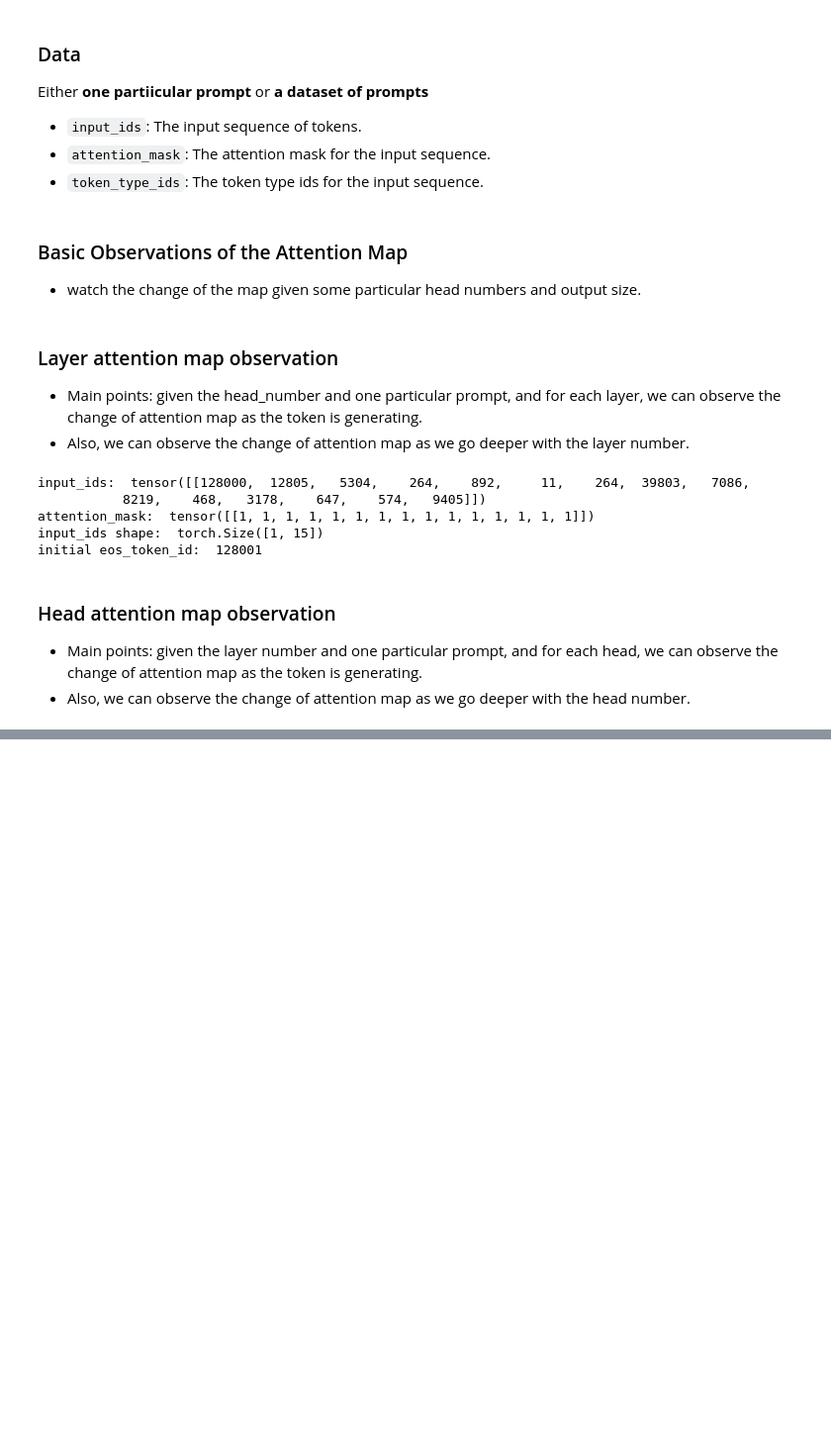
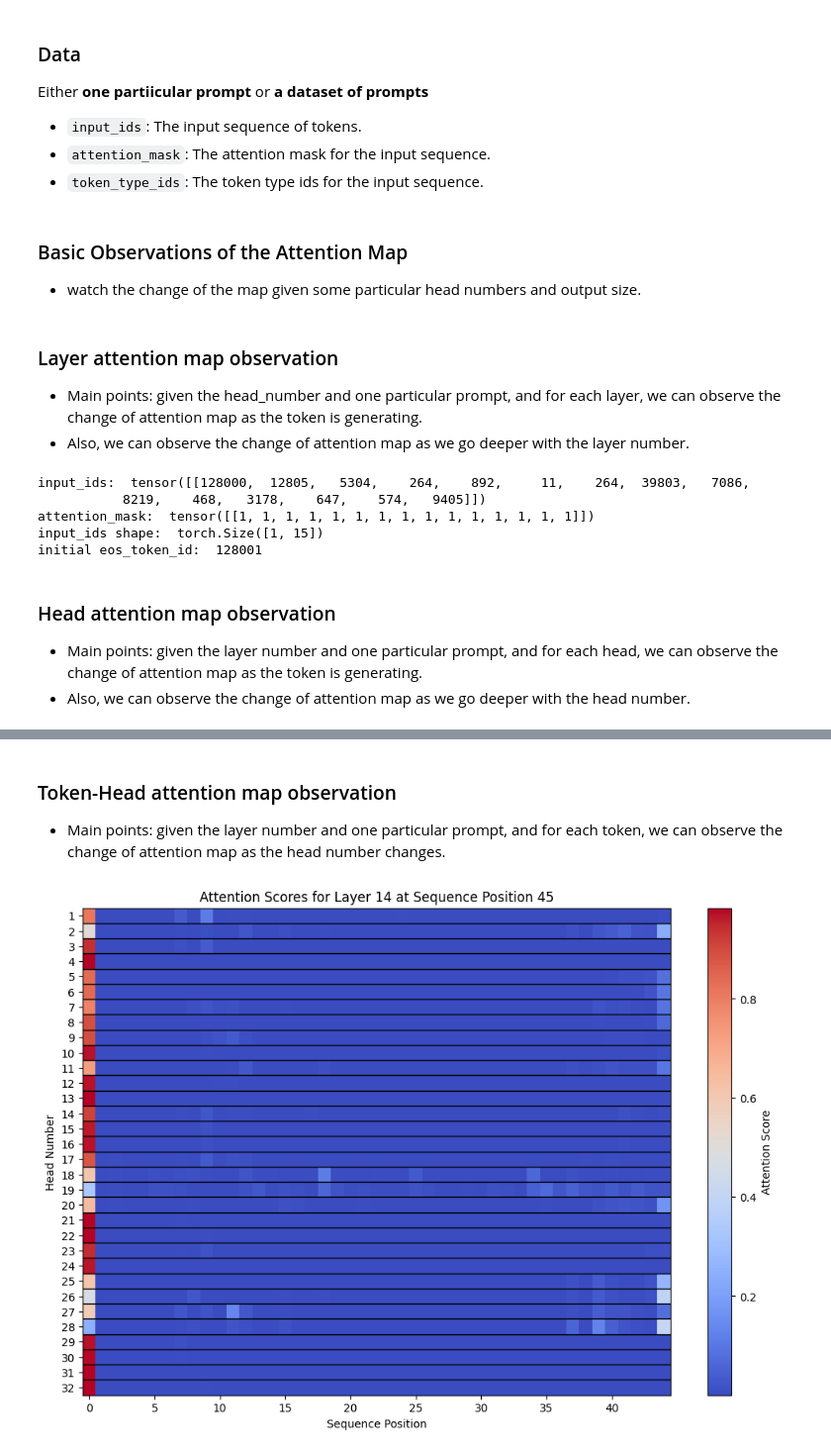
Before and after one commit to SleepyLGod/EOSPredictionTest, a Jupyter notebook: cur/AttentionMapTest.ipynb, the cells around one changed output, grey strips where cells are left out. Shown: that part at 99% size. Saved outputs shown, nothing was run; the diff lists cells and outputs as text; code cells hidden in the pictures; blank space fills up the shorter version.

```diff
--- a/cur/AttentionMapTest.ipynb
+++ b/cur/AttentionMapTest.ipynb
@@ -298,0 +378,67 @@ for head_idx in range(num_heads):
+# %% [markdown]
+### Token-Head attention map observation
+
+- Main points: given the layer number and one particular prompt, and for each token, we can observe the change of attention map as the head number changes.
+# %%
+# Parameters
+target_seq_length = input_len + 30  # Sequence position for the 10th generated token
+specified_layer = len(model.model.layers) - 2  # Second last layer
+eos_token_id = tokenizer.eos_token_id
+num_heads = model.config.num_attention_heads
+
+# Initialize list to collect attention scores for all heads in the specified layer at target_seq_length
+attention_scores_at_target = []
+
+# Token generation loop
+while len(input_ids[0]) < max_seq_len:
+    with torch.no_grad():
+        outputs = model(input_ids, attention_mask=attention_mask, output_attentions=True)
+    logits = outputs.logits[:, -1, :]
+    next_token = torch.argmax(logits, dim=-1)
+    if next_token.item() == eos_token_id:
+        break
+    # Check if sequence length is now target_seq_length
+    if len(input_ids[0]) == target_seq_length:
+        attentions = outputs.attentions[specified_layer]
+        # attentions shape: (1, num_heads, seq_len, seq_len)
+        # Collect attention scores for all heads at the last token (position target_seq_length)
+        for head_idx in range(num_heads):
+            attention_scores = attentions[0, head_idx, -1, :].detach().cpu().numpy()
+            attention_scores_at_target.append(attention_scores)
+    # Append the next token to input_ids and attention_mask
+    input_ids = torch.cat([input_ids, next_token.unsqueeze(0)], dim=1)
+    attention_mask = torch.cat([attention_mask, torch.ones(1, 1)], dim=1)
+    if len(input_ids[0]) >= max_seq_len:
+        break
+
+# Now, attention_scores_at_target contains the attention scores for all heads in the specified layer
+# Plotting as a heatmap
+import numpy as np
+import matplotlib.pyplot as plt
+
+num_heads = len(attention_scores_at_target)
+# Ensure all score vectors have the same length
+if all(len(score) == target_seq_length for score in attention_scores_at_target):
+    scores_matrix = np.array(attention_scores_at_target)
+else:
+    # Handle varying lengths if necessary
+    max_len = max(len(score) for score in attention_scores_at_target)
+    scores_matrix = np.array([np.pad(score, (0, max_len - len(score)), mode='constant') for score in attention_scores_at_target])
+
+# Plotting
+plt.figure(figsize=(12, 8))
+plt.imshow(scores_matrix, aspect='auto', cmap='coolwarm')
+plt.xlabel('Sequence Position')
+plt.ylabel('Head Number')
+plt.yticks(ticks=np.arange(num_heads), labels=np.arange(1, num_heads + 1))
+plt.title(f'Attention Scores for Layer {specified_layer} at Sequence Position {target_seq_length}')
+plt.colorbar(label='Attention Score')
+
+# Add white lines to separate rows
+for i in range(1, num_heads):
+    plt.axhline(i - 0.5, color='black', linewidth=1)
+
+plt.savefig(f'./images/maps_token_h/attention_scores_layer_{specified_layer}_seq_{target_seq_length}_heatmap.png')
+plt.show()
+# %% [output]
+[figure, added]
```
Also changed, not shown: parts of 8 cells of this notebook.
